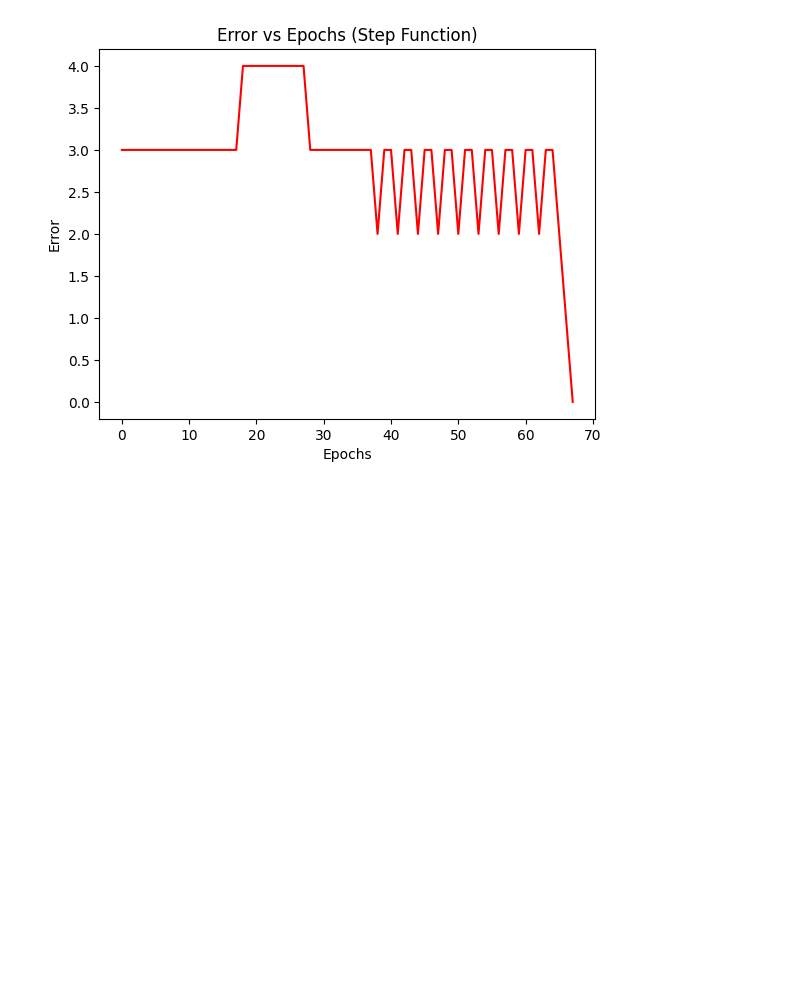
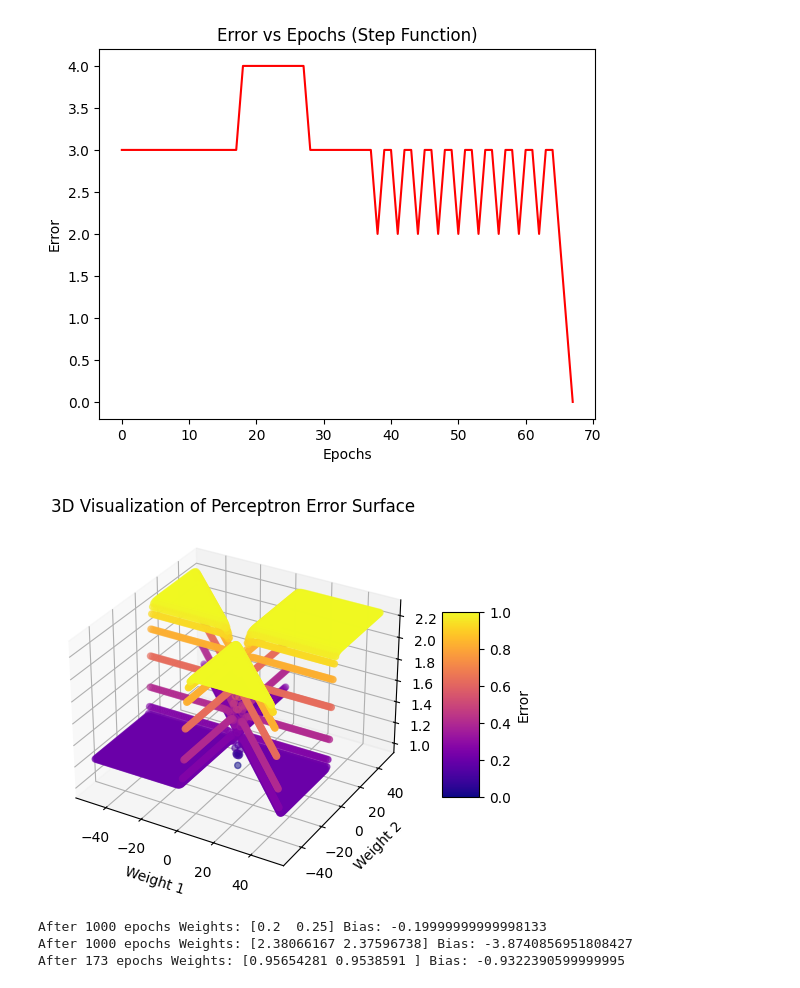
Before and after one commit to ajratnam/ML_LAB_24, a Jupyter notebook: Lab 06/Program.ipynb, the cells around one changed output. Cells and saved outputs as stored; diff of their text form; code cells hidden in the pictures; blank space fills up the shorter version.

```diff
--- a/Lab 06/Program.ipynb
+++ b/Lab 06/Program.ipynb
@@ -265,3 +265,60 @@ plt.show()
 # %% [output]
 After 68 epochs Weights: [0.2  0.15] Bias: -0.2999999999999812
 [figure]
+# %%
+import numpy as np
+import matplotlib.pyplot as plt
+from mpl_toolkits.mplot3d import Axes3D
+from matplotlib import cm
+
+points = []
+for x in range(-50, 51):
+    for y in range(-50, 51):
+        perceptron = Perceptron(0, [x, y], 0.5, sigmoid)
+        err = 0
+        for row in and_gate.iterrows():
+            x2 = np.array([row[1][col] for col in and_gate.columns[:-1]])
+            y2 = row[1]["Z"]
+            py = perceptron.predict(x2)
+            err += perceptron.cost(py, y2)
+        points.append((x, y, err))
+
+x = [p[0] for p in points]
+y = [p[1] for p in points]
+z = [p[2] for p in points]
+
+z_norm = (z - np.min(z)) / (np.max(z) - np.min(z))
+
+fig = plt.figure()
+ax = fig.add_subplot(111, projection='3d')
+
+scatter = ax.scatter(x, y, z, c=z_norm, cmap=cm.plasma, marker='o')
+
+cbar = plt.colorbar(scatter, ax=ax, shrink=0.5, aspect=5)
+cbar.set_label('Error')
+
+ax.set_xlabel("Weight 1")
+ax.set_ylabel("Weight 2")
+ax.set_zlabel("Epochs")
+
+ax.set_title("3D Visualization of Perceptron Error Surface")
+
+plt.show()
+# %% [output]
+[figure, added]
+# %%
+initial_bias = 10
+initial_weights = np.array([0.2, -0.75])
+learning_rate = 0.05
+
+bi_polar_perceptron = Perceptron(initial_bias, initial_weights, learning_rate, bipolar)
+sigmoid_perceptron = Perceptron(initial_bias, initial_weights, learning_rate, sigmoid)
+relu_perceptron = Perceptron(initial_bias, initial_weights, learning_rate, relu)
+
+bi_polar_i, bi_polar_errors = train_perceptron(bi_polar_perceptron, and_gate)
+sigmoid_i, sigmoid_errors = train_perceptron(sigmoid_perceptron, and_gate)
+relu_i, relu_errors = train_perceptron(relu_perceptron, and_gate)
+# %% [output]
+After 1000 epochs Weights: [0.2  0.25] Bias: -0.19999999999998133
+After 1000 epochs Weights: [2.38066167 2.37596738] Bias: -3.8740856951808427
+After 173 epochs Weights: [0.95654281 0.9538591 ] Bias: -0.9322390599999995
```
Also changed, not shown: parts of 2 cells of this notebook.
